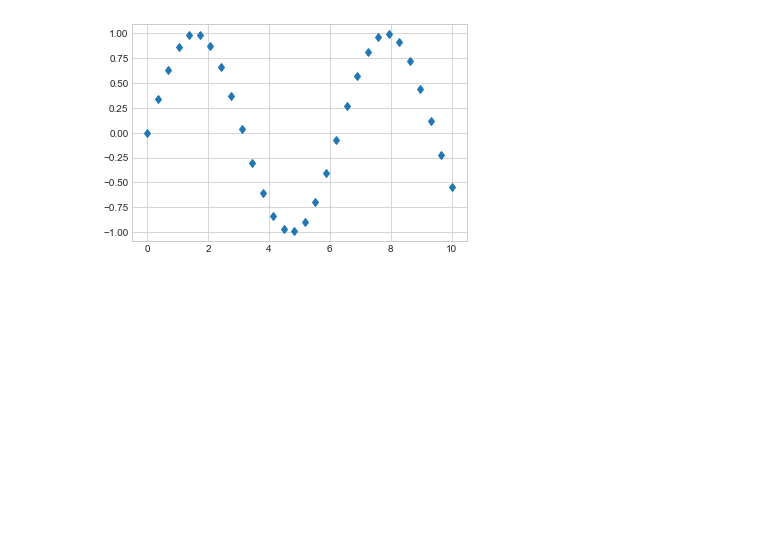
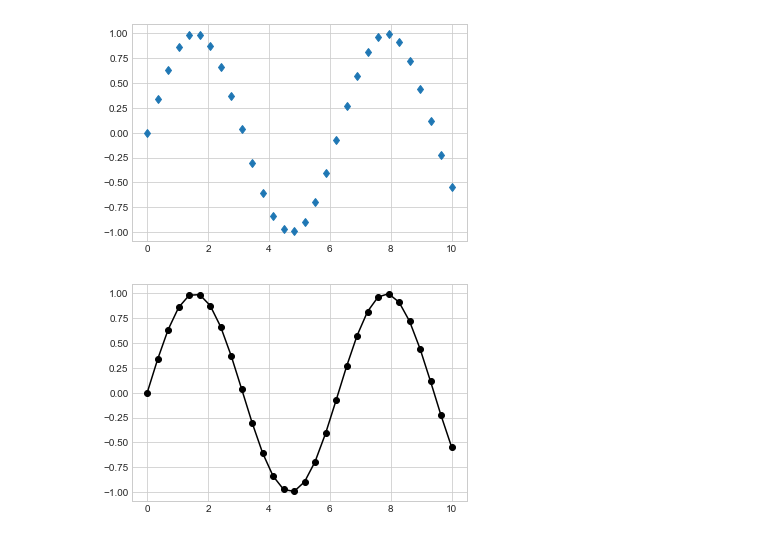
Before and after one commit to Bitskov/Python-Practicing, a Jupyter notebook: Matplotlib/Graph Markers.ipynb, the cells around one changed output. Saved outputs shown, nothing was run; the diff lists cells and outputs as text; code cells hidden in the pictures; blank space fills up the shorter version.

Commit message:
Updated Graph Markers

```diff
--- a/Matplotlib/Graph Markers.ipynb
+++ b/Matplotlib/Graph Markers.ipynb
@@ -50,3 +50,8 @@ plt.plot(x, y, 's');
 plt.plot(x, y, 'd');
 # %% [output]
 [figure]
+# %%
+# Can be combined
+plt.plot(x, y, '-ok');
+# %% [output]
+[figure, added]
```
